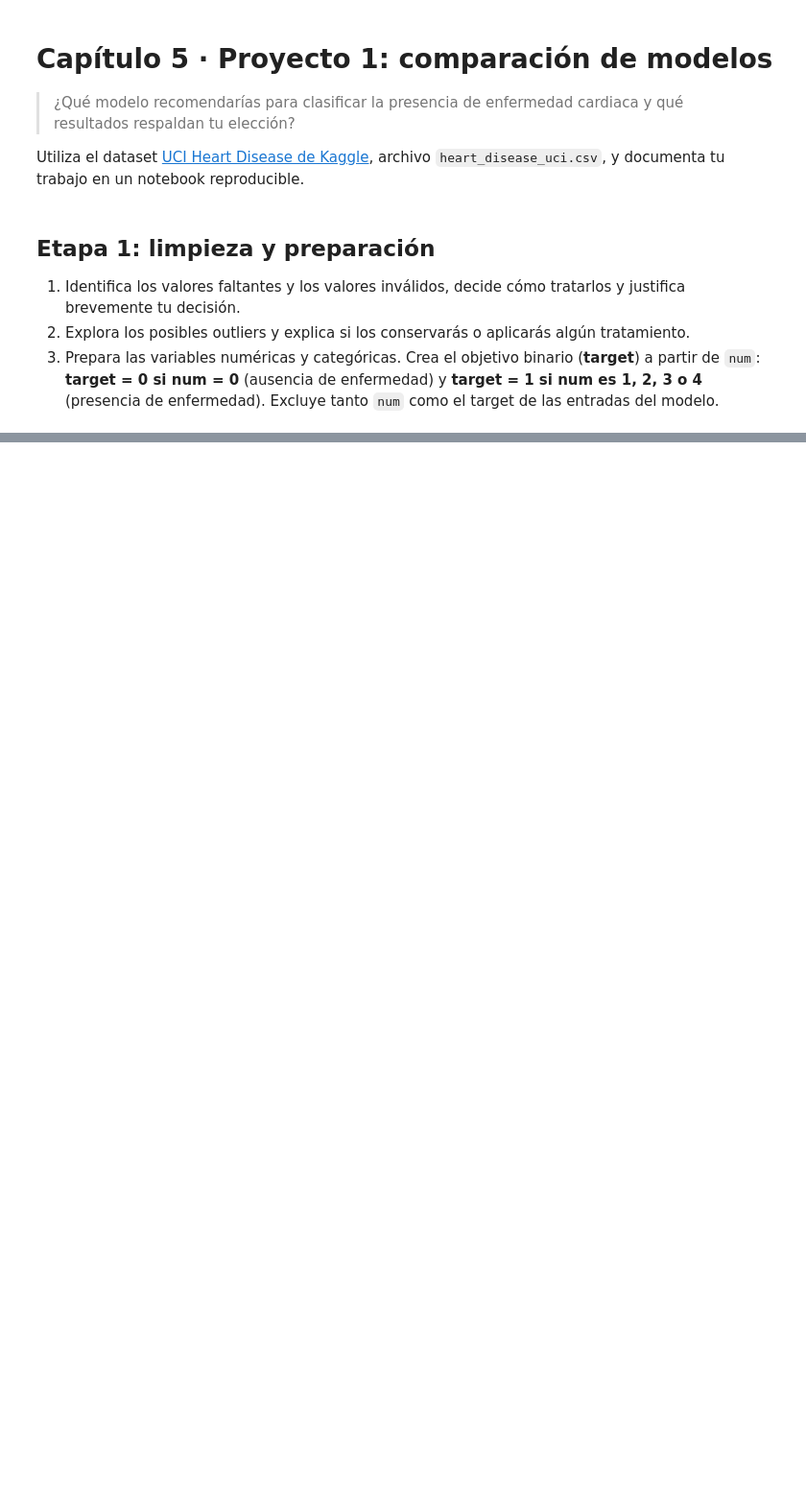
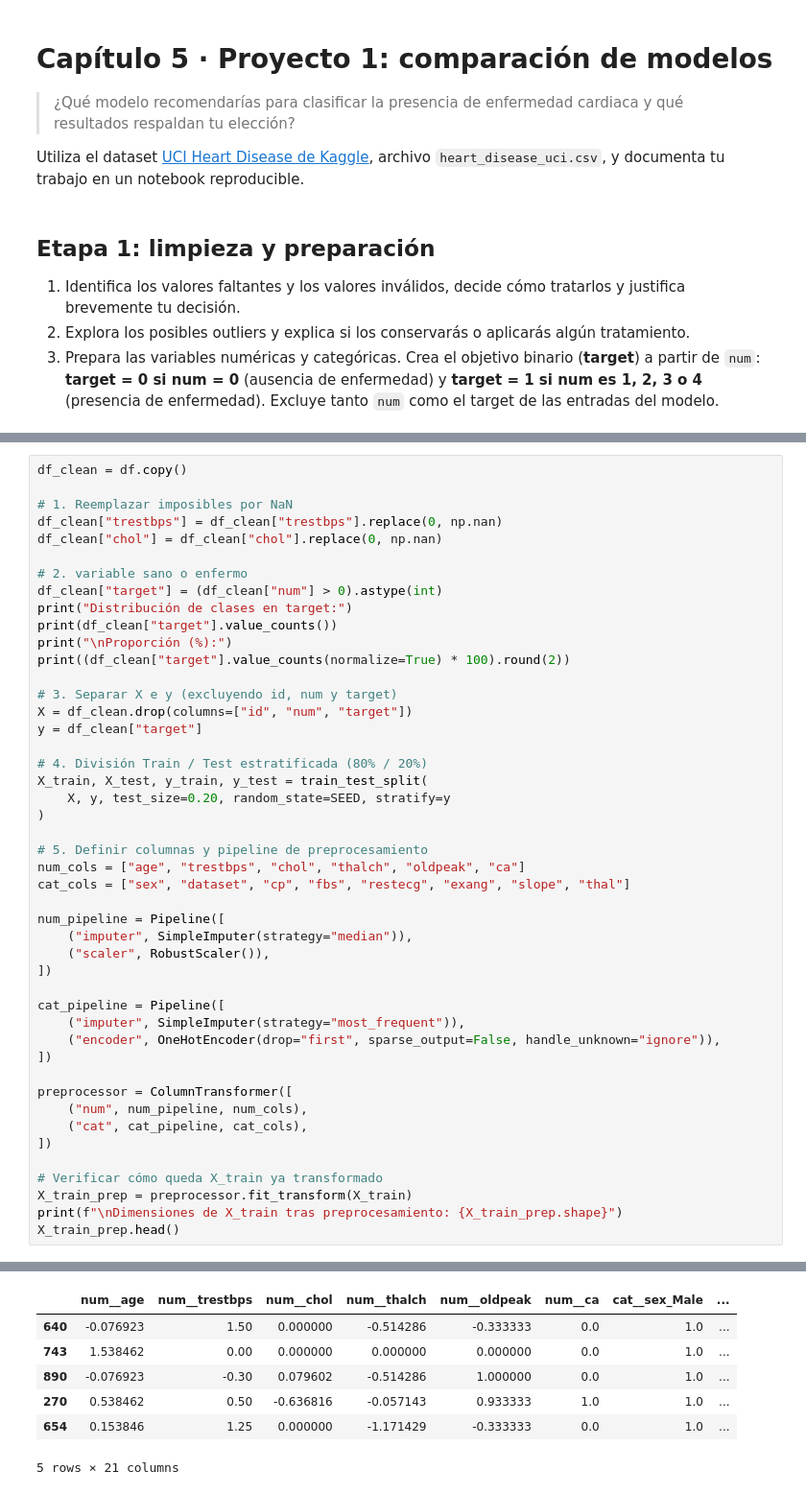
Before and after one commit to edsondaniel99/ml-course, a Jupyter notebook: workspace/01_proyecto_comparacion_modelos.ipynb, the cells around one changed output, grey strips where cells are left out. Shown at 96% size. Saved outputs shown, nothing was run; the diff lists cells and outputs as text; blank space fills up the shorter version.

```diff
--- a/workspace/01_proyecto_comparacion_modelos.ipynb
+++ b/workspace/01_proyecto_comparacion_modelos.ipynb
@@ -229,0 +154,47 @@ df.head()
+# %%
+df_clean = df.copy()
+
+# 1. Reemplazar imposibles por NaN
+df_clean["trestbps"] = df_clean["trestbps"].replace(0, np.nan)
+df_clean["chol"] = df_clean["chol"].replace(0, np.nan)
+
+# 2. variable sano o enfermo
+df_clean["target"] = (df_clean["num"] > 0).astype(int)
+print("Distribución de clases en target:")
+print(df_clean["target"].value_counts())
+print("\nProporción (%):")
+print((df_clean["target"].value_counts(normalize=True) * 100).round(2))
+
+# 3. Separar X e y (excluyendo id, num y target)
+X = df_clean.drop(columns=["id", "num", "target"])
+y = df_clean["target"]
+
+# 4. División Train / Test estratificada (80% / 20%)
+X_train, X_test, y_train, y_test = train_test_split(
+    X, y, test_size=0.20, random_state=SEED, stratify=y
+)
+
+# 5. Definir columnas y pipeline de preprocesamiento
+num_cols = ["age", "trestbps", "chol", "thalch", "oldpeak", "ca"]
+cat_cols = ["sex", "dataset", "cp", "fbs", "restecg", "exang", "slope", "thal"]
+
+num_pipeline = Pipeline([
+    ("imputer", SimpleImputer(strategy="median")),
+    ("scaler", RobustScaler()),
+])
+
+cat_pipeline = Pipeline([
+    ("imputer", SimpleImputer(strategy="most_frequent")),
+    ("encoder", OneHotEncoder(drop="first", sparse_output=False, handle_unknown="ignore")),
+])
+
+preprocessor = ColumnTransformer([
+    ("num", num_pipeline, num_cols),
+    ("cat", cat_pipeline, cat_cols),
+])
+
+# Verificar cómo queda X_train ya transformado
+X_train_prep = preprocessor.fit_transform(X_train)
+print(f"\nDimensiones de X_train tras preprocesamiento: {X_train_prep.shape}")
+X_train_prep.head()
+# %% [output]
@@ -229,0 +214,7 @@ df.head()
+|  | num__age | num__trestbps | num__chol | num__thalch | num__oldpeak | num__ca | cat__sex_Male | ... |
+| 640 | -0.076923 | 1.50 | 0.000000 | -0.514286 | -0.333333 | 0.0 | 1.0 | ... |
+| 743 | 1.538462 | 0.00 | 0.000000 | 0.000000 | 0.000000 | 0.0 | 1.0 | ... |
+| 890 | -0.076923 | -0.30 | 0.079602 | -0.514286 | 1.000000 | 0.0 | 1.0 | ... |
+| 270 | 0.538462 | 0.50 | -0.636816 | -0.057143 | 0.933333 | 1.0 | 1.0 | ... |
+| 654 | 0.153846 | 1.25 | 0.000000 | -1.171429 | -0.333333 | 0.0 | 1.0 | ... |
+5 rows × 21 columns
```
Also changed, not shown: parts of 26 cells of this notebook, 4 other files.
